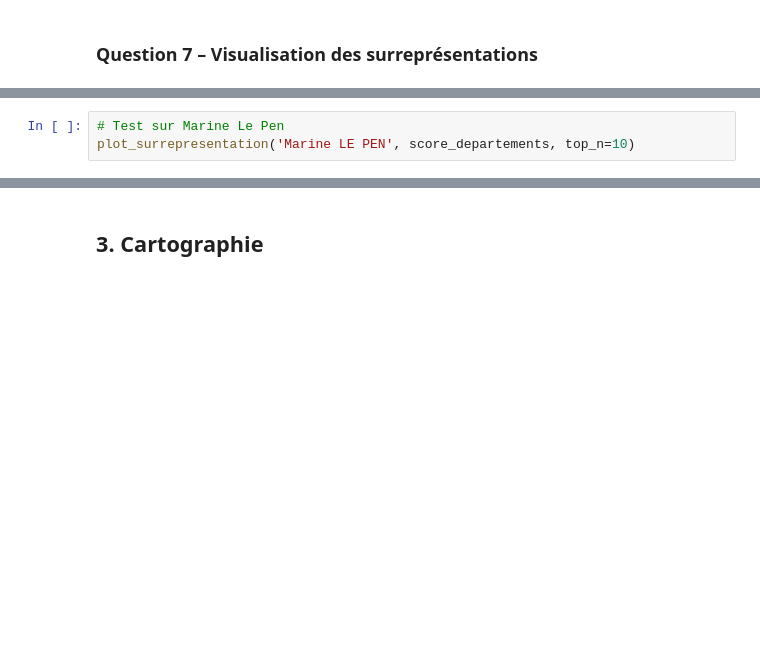
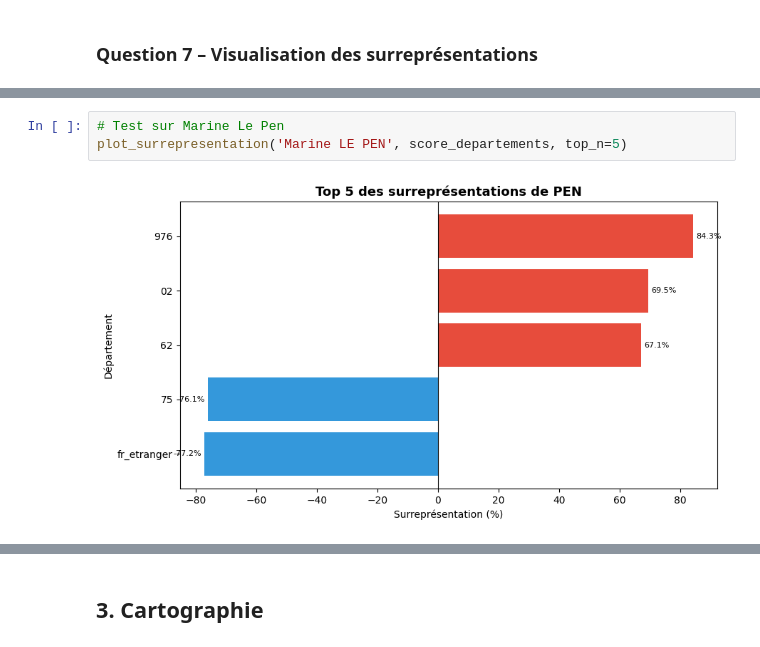
Before and after one commit to YATABARE-Cheikna-Amala/Projet_-Python_pour_la_Data_Science, a Jupyter notebook: Notebook_traitement_Marius&Cheikna.ipynb, the cells around one changed output, grey strips where cells are left out. Cells and saved outputs as stored; diff of their text form; blank space fills up the shorter version.

```diff
--- a/Notebook_traitement_Marius&Cheikna.ipynb
+++ b/Notebook_traitement_Marius&Cheikna.ipynb
@@ -193,6 +265,8 @@ plot_surrepresentation('Éric ZEMMOUR', score_departements, top_n=5)
 # %%
 # Test sur Marine Le Pen
-plot_surrepresentation('Marine LE PEN', score_departements, top_n=10)
+plot_surrepresentation('Marine LE PEN', score_departements, top_n=5)
+# %% [output]
+[figure, added]
 # %%
 # Test sur Jean-Luc Mélenchon
 plot_surrepresentation('Jean-Luc MÉLENCHON', score_departements, top_n=10)
```
Also changed, not shown: parts of 15 cells of this notebook.
